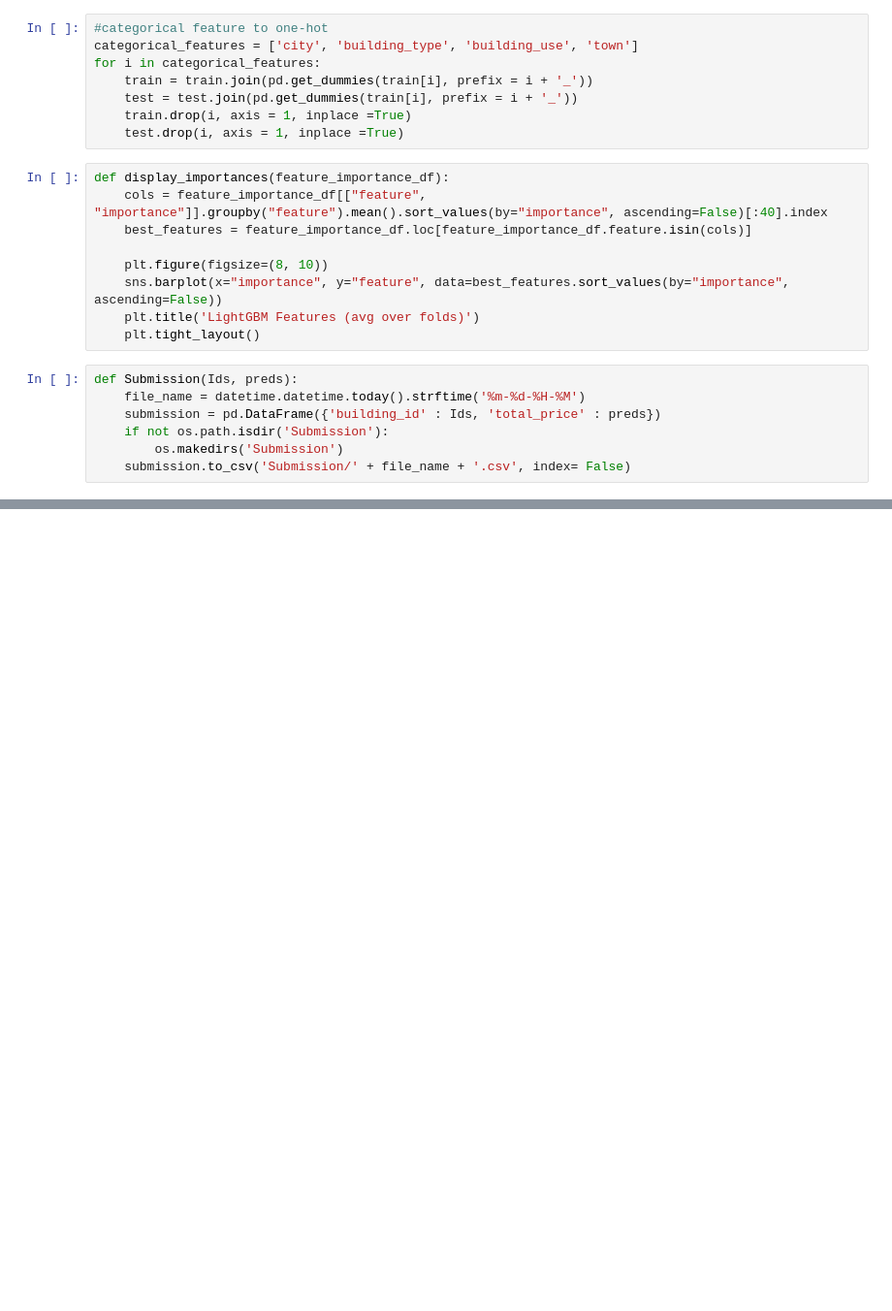
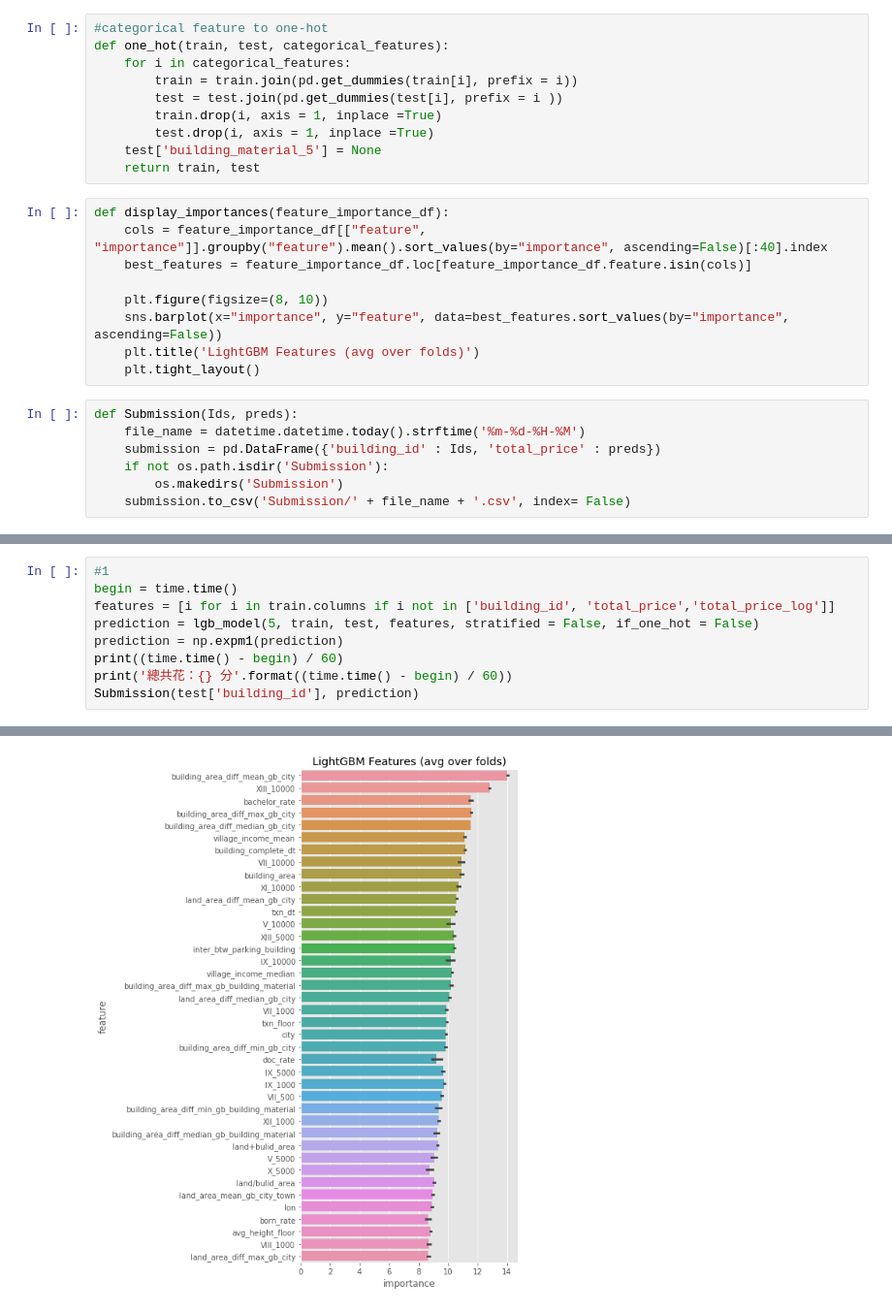
Before and after one commit to phacus/T-Brain_competition_predict_house_price, a Jupyter notebook: Model.ipynb, the cells around one changed output, grey strips where cells are left out. Shown at 97% size. Cells and saved outputs as stored; diff of their text form; blank space fills up the shorter version.

```diff
--- a/Model.ipynb
+++ b/Model.ipynb
@@ -56,11 +78,13 @@ gc.collect()
 # %%
 #categorical feature to one-hot
-categorical_features = ['city', 'building_type', 'building_use', 'town']
-for i in categorical_features:
-    train = train.join(pd.get_dummies(train[i], prefix = i + '_'))
-    test = test.join(pd.get_dummies(train[i], prefix = i + '_'))
-    train.drop(i, axis = 1, inplace =True)
-    test.drop(i, axis = 1, inplace =True)
+def one_hot(train, test, categorical_features):
+    for i in categorical_features:
+        train = train.join(pd.get_dummies(train[i], prefix = i))
+        test = test.join(pd.get_dummies(test[i], prefix = i ))
+        train.drop(i, axis = 1, inplace =True)
+        test.drop(i, axis = 1, inplace =True)
+    test['building_material_5'] = None
+    return train, test
 # %%
 def display_importances(feature_importance_df):
     cols = feature_importance_df[["feature", "importance"]].groupby("feature").mean().sort_values(by="importance", ascending=False)[:40].index
@@ -115,0 +202,10 @@ def lgb_model(split_num, train, test, features, stratified = False):
+# %%
+#1
+begin = time.time()
+features = [i for i in train.columns if i not in ['building_id', 'total_price','total_price_log']]
+prediction = lgb_model(5, train, test, features, stratified = False, if_one_hot = False)
+prediction = np.expm1(prediction)
+print((time.time() - begin) / 60)
+print('總共花：{} 分'.format((time.time() - begin) / 60))
+Submission(test['building_id'], prediction)
+# %% [output]
@@ -115,0 +229 @@ def lgb_model(split_num, train, test, features, stratified = False):
+[figure, added]
```
Also changed, not shown: parts of 22 cells of this notebook, 3 other files.
